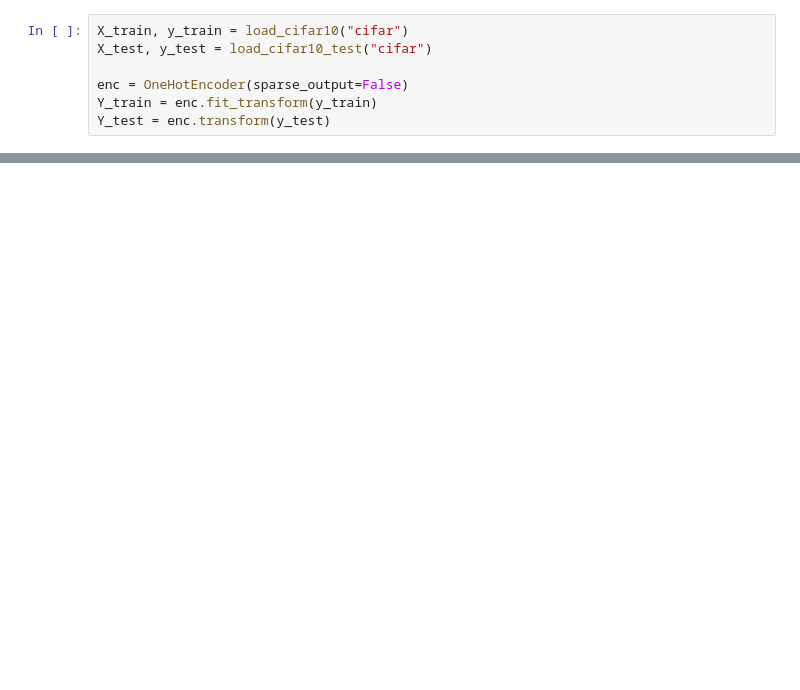
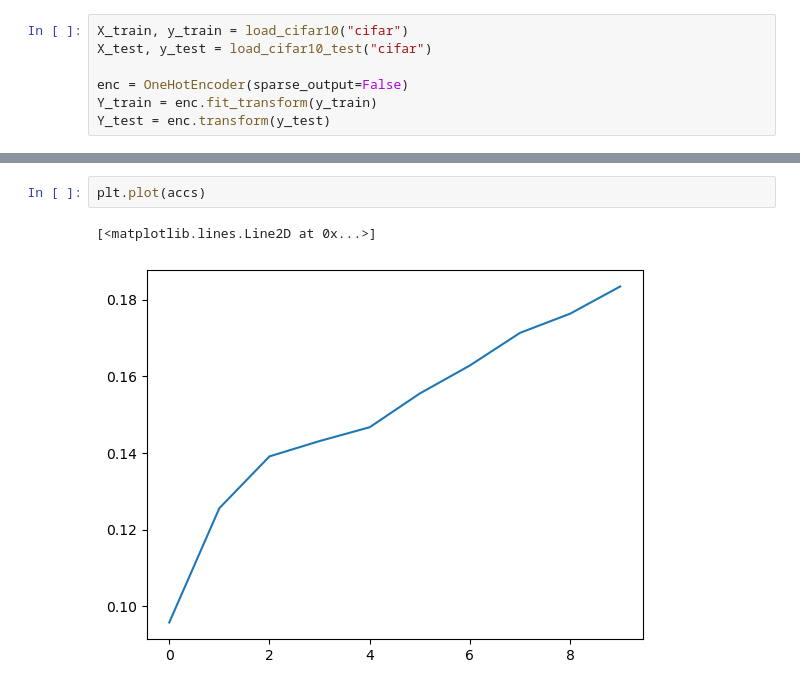
Before and after one commit to MimoHasPurpose/mtech_sem_1, a Jupyter notebook: ann/ANN_A1_Group01/q1.ipynb, the cells around one changed output, grey strips where cells are left out. Cells and saved outputs as stored; diff of their text form; blank space fills up the shorter version.

```diff
--- a/ann/ANN_A1_Group01/q1.ipynb
+++ b/ann/ANN_A1_Group01/q1.ipynb
@@ -127,0 +147,5 @@ model=train_model(X_train, Y_train, X_test, Y_test, [100], "model_1layer", epoch
+# %%
+plt.plot(accs)
+# %% [output]
+[<matplotlib.lines.Line2D at 0x...>]
+[figure, added]
```
Also changed, not shown: parts of 20 cells of this notebook, 4 other files.
